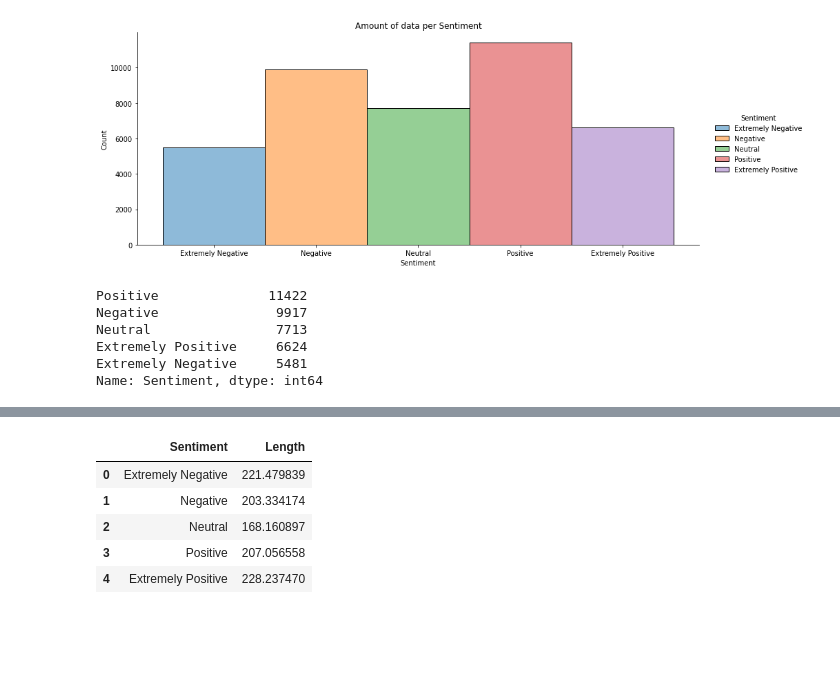
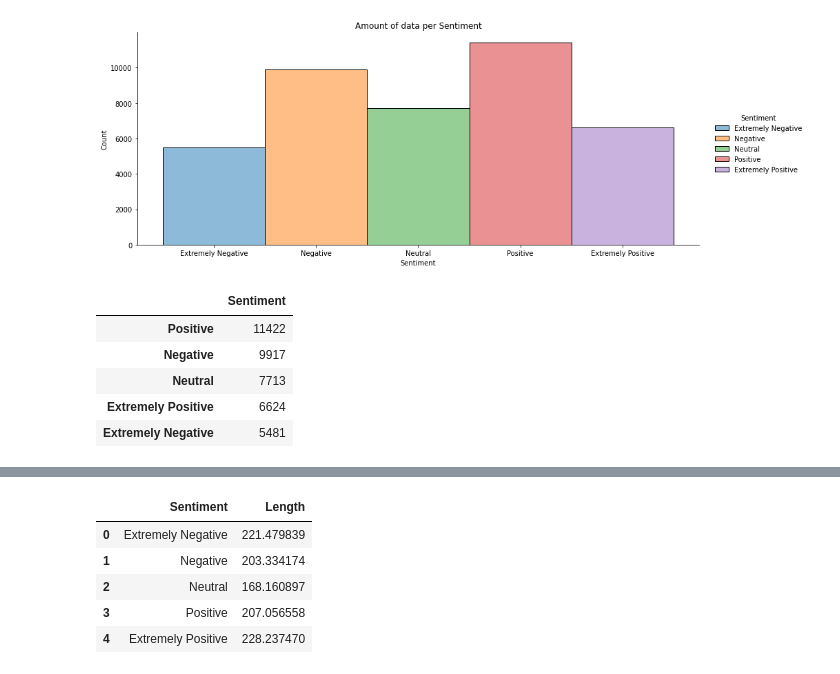
Before and after one commit to Nemo-netidol/Tweet-corona-sentiment, a Jupyter notebook: corona data exploration.ipynb, the cells around one changed output, grey strips where cells are left out. Saved outputs shown, nothing was run; the diff lists cells and outputs as text; code cells hidden in the pictures; blank space fills up the shorter version.

```diff
--- a/corona data exploration.ipynb
+++ b/corona data exploration.ipynb
@@ -119,11 +119,11 @@ plt.show()
 # %% [output]
 [figure]
 # %%
-df['Sentiment'].value_counts()
+df['Sentiment'].value_counts().to_frame()
 # %% [output]
-Positive              11422
-Negative               9917
-Neutral                7713
-Extremely Positive     6624
-Extremely Negative     5481
-Name: Sentiment, dtype: int64
+|  | Sentiment |
+| Positive | 11422 |
+| Negative | 9917 |
+| Neutral | 7713 |
+| Extremely Positive | 6624 |
+| Extremely Negative | 5481 |
```
Also changed, not shown: parts of 8 cells of this notebook, 1 other file.
